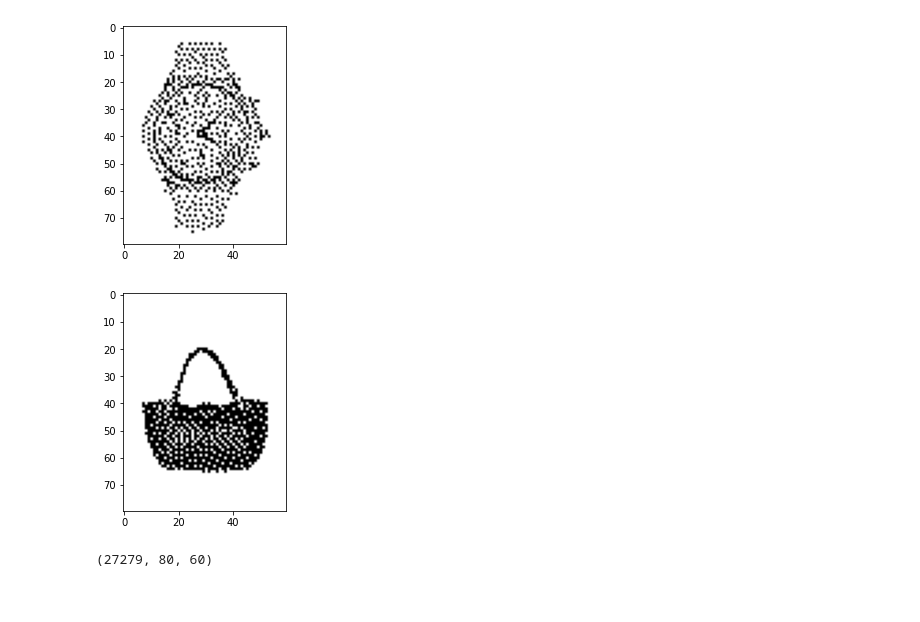
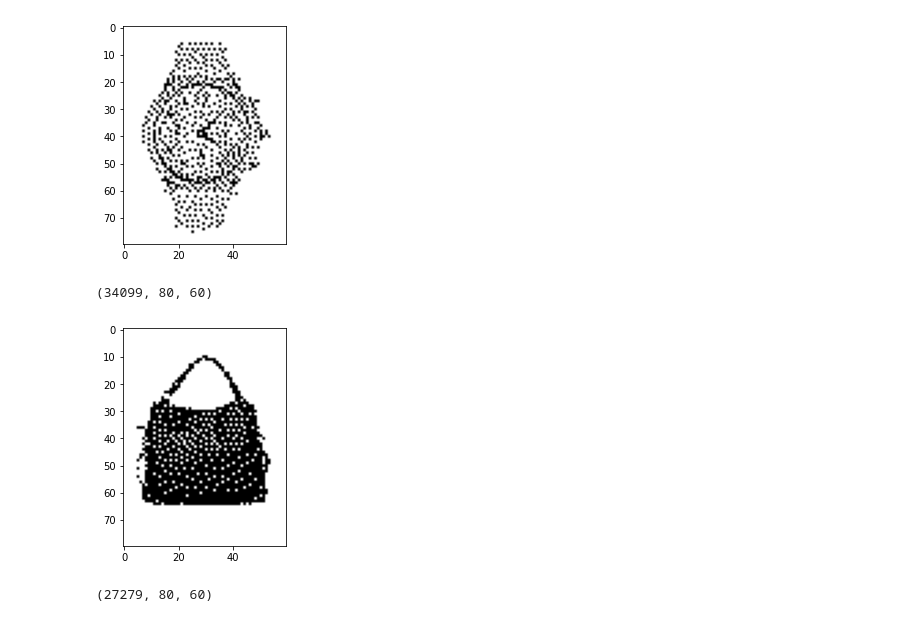
Before and after one commit to emurphy7/Fashion_Classification, a Jupyter notebook: CNN_and_Combined_Model.ipynb, the cells around one changed output. Drawn from its saved outputs; the diff is of its cells as text; code cells hidden in the pictures.

```diff
--- a/CNN_and_Combined_Model.ipynb
+++ b/CNN_and_Combined_Model.ipynb
@@ -139,18 +139,21 @@ y = y.reset_index(level=None, drop=True)
 # %% [output]
 [figure]
 # %%
-
 #A  =  pd.DataFrame({'col':filter_images})
 #A = np.array([filter_images[1],  filter_images[2], filter_images[3], filter_images[4]])
 #print(A.shape)
 A = []
 df = pd.DataFrame()
 df = pd.DataFrame(styles['id']).join(replaced_style)
 d = []
 for i in range(len(filter_images)):
-    A.append(filter_images[i])
-    d.append(y[i])
+    if(filter_images[i].shape == (80,60)):
+        A.append(filter_images[i])
+        d.append(y[i])
 for i in range(30):
     plt.imshow(A[i*1000], cmap='gray')
+A = np.array(A)
+print(A.shape)
 # %% [output]
+(34099, 80, 60)
-[figure, old version]
+[figure, new version]
```
Also changed, not shown: parts of 6 cells of this notebook.
